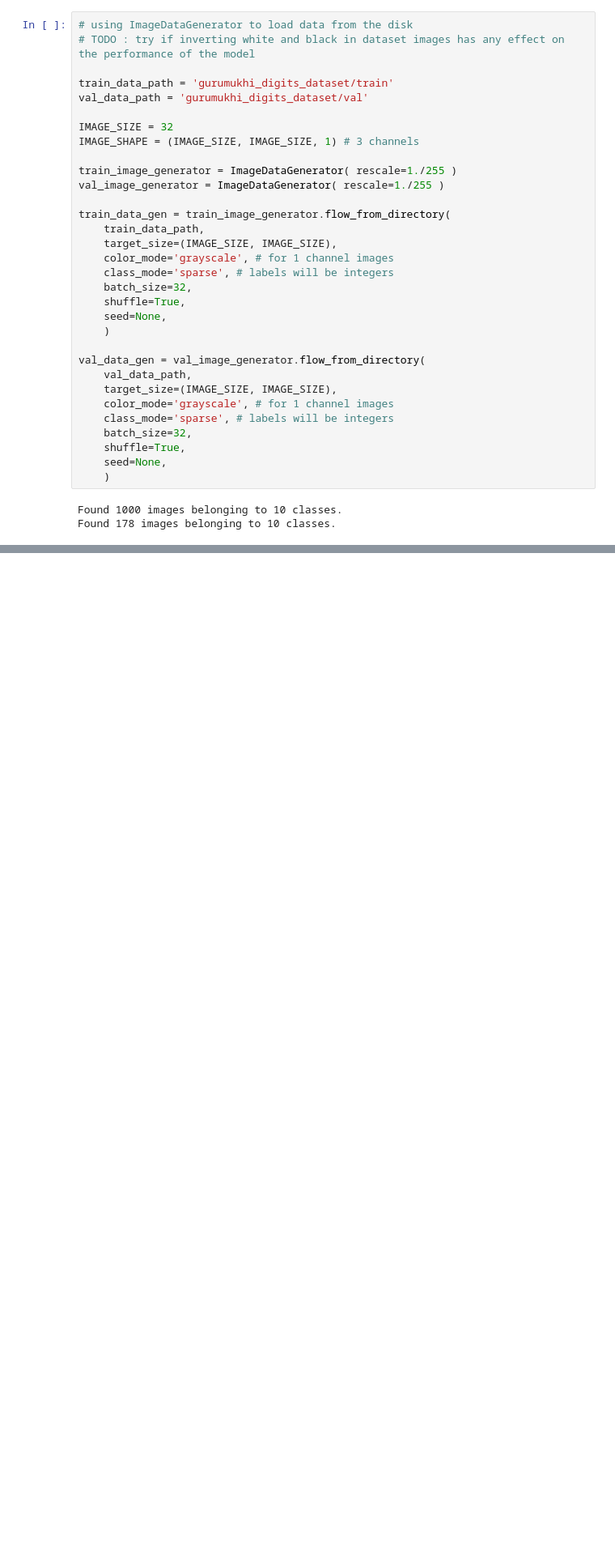
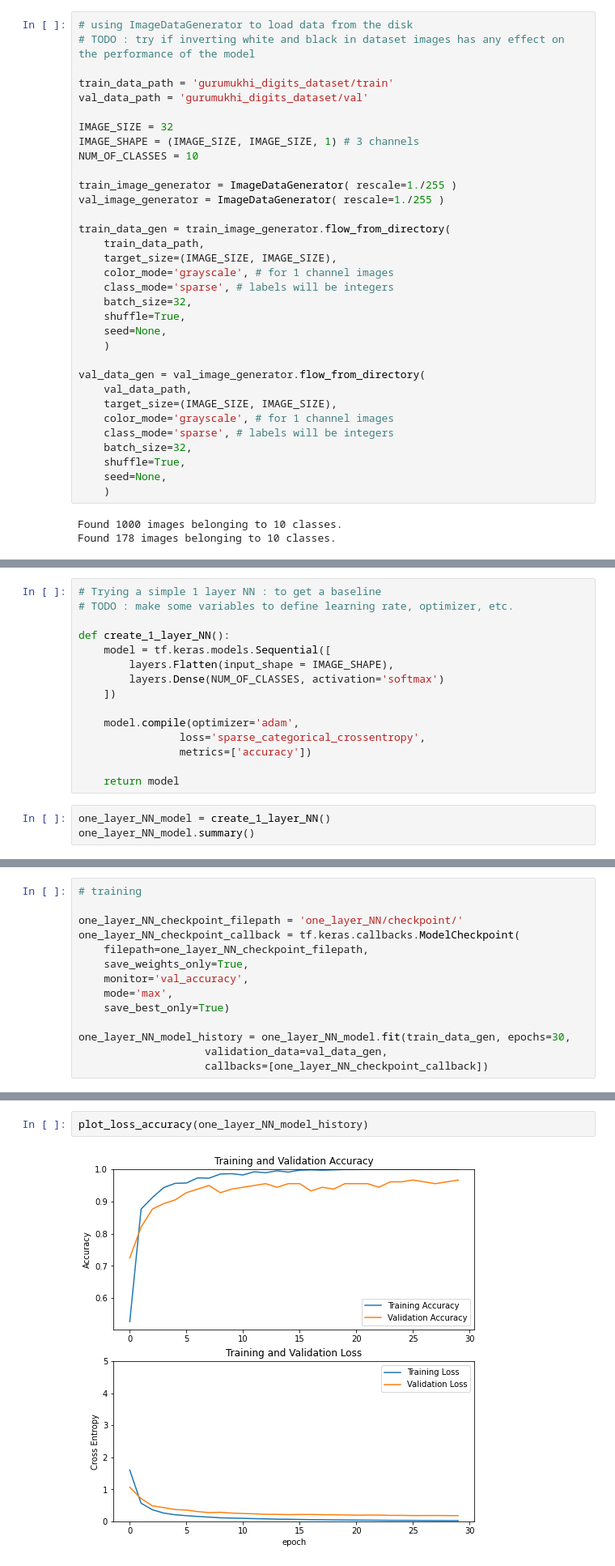
Before and after one commit to revantteotia/gurumukhi-digit-classification, a Jupyter notebook: gur_digit_classification.ipynb, the cells around one changed output, grey strips where cells are left out. Shown at 81% size. Drawn from its saved outputs; the diff is of its cells as text; blank space fills up the shorter version.

Commit message:
Tried 1-layer NN and 1 hidden layer NN and noted the observations

```diff
--- a/gur_digit_classification.ipynb
+++ b/gur_digit_classification.ipynb
@@ -14,6 +43,7 @@ val_data_path = 'gurumukhi_digits_dataset/val'
 
 IMAGE_SIZE = 32
 IMAGE_SHAPE = (IMAGE_SIZE, IMAGE_SIZE, 1) # 3 channels
+NUM_OF_CLASSES = 10
 
 train_image_generator = ImageDataGenerator( rescale=1./255 )
 val_image_generator = ImageDataGenerator( rescale=1./255 )
@@ -69,0 +100,18 @@ shape of a batch given by image data generator : (32, 32, 32)
+# %%
+# Trying a simple 1 layer NN : to get a baseline
+# TODO : make some variables to define learning rate, optimizer, etc.
+
+def create_1_layer_NN():
+    model = tf.keras.models.Sequential([
+        layers.Flatten(input_shape = IMAGE_SHAPE),
+        layers.Dense(NUM_OF_CLASSES, activation='softmax')
+    ])
+
+    model.compile(optimizer='adam',
+                loss='sparse_categorical_crossentropy',
+                metrics=['accuracy'])
+
+    return model
+# %%
+one_layer_NN_model = create_1_layer_NN()
+one_layer_NN_model.summary()
@@ -69,0 +131,14 @@ shape of a batch given by image data generator : (32, 32, 32)
+# %%
+# training
+
+one_layer_NN_checkpoint_filepath = 'one_layer_NN/checkpoint/'
+one_layer_NN_checkpoint_callback = tf.keras.callbacks.ModelCheckpoint(
+    filepath=one_layer_NN_checkpoint_filepath,
+    save_weights_only=True,
+    monitor='val_accuracy',
+    mode='max',
+    save_best_only=True)
+
+one_layer_NN_model_history = one_layer_NN_model.fit(train_data_gen, epochs=30,
+                    validation_data=val_data_gen,
+                    callbacks=[one_layer_NN_checkpoint_callback])
@@ -69,0 +163,4 @@ shape of a batch given by image data generator : (32, 32, 32)
+# %%
+plot_loss_accuracy(one_layer_NN_model_history)
+# %% [output]
+[figure, added]
```
Also changed, not shown: parts of 13 cells of this notebook.
